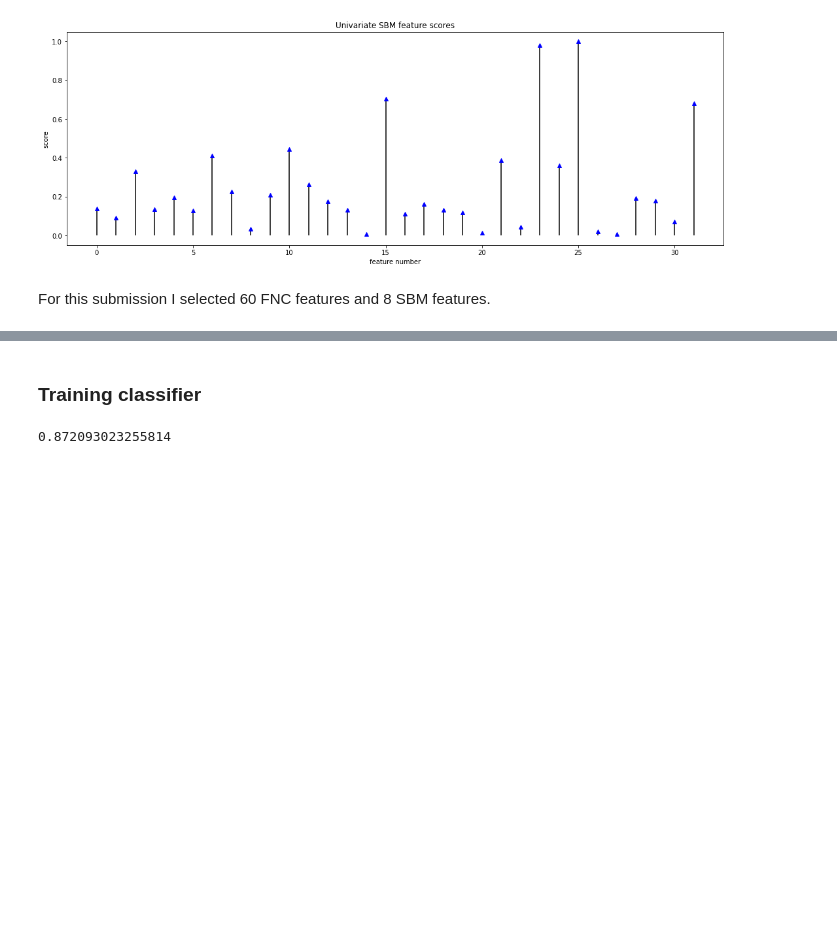
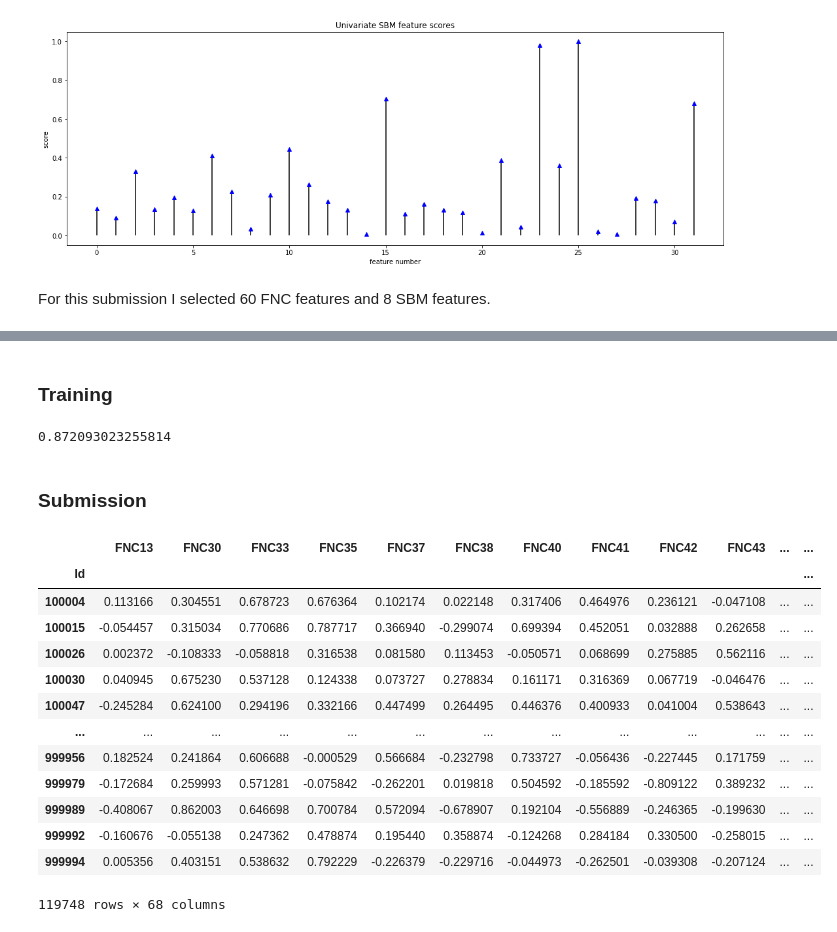
Before and after one commit to KonstantinTogoi/MLSP2014, a Jupyter notebook: submission_842079.ipynb, the cells around one changed output, grey strips where cells are left out. Saved outputs shown, nothing was run; the diff lists cells and outputs as text; code cells hidden in the pictures; blank space fills up the shorter version.

Commit message:
add submission writing

```diff
--- a/submission_842079.ipynb
+++ b/submission_842079.ipynb
@@ -122,4 +116,4 @@ top_8_SBM_features = SBM_train.columns[np.argsort(SBM_scores)][range(len(SBM_sco
 # %% [markdown]
-### Training classifier
+### Training
 # %%
 from sklearn.neighbors import KNeighborsClassifier
@@ -136,2 +124,29 @@ print(clf.score(X_train, y_train))
 # %% [output]
 0.872093023255814
+# %% [markdown]
+### Submission
+# %%
+FNC_test = pd.read_csv(join('Test', 'test_FNC.csv'), index_col=0)
+# %%
+SBM_test = pd.read_csv(join('Test', 'test_SBM.csv'), index_col=0)
+# %%
+X_test = pd.concat([
+    FNC_test[FNC_features],
+    SBM_test[SBM_features],
+], axis=1)
+X_test
+# %% [output]
+|  | FNC13 | FNC30 | FNC33 | FNC35 | FNC37 | FNC38 | FNC40 | FNC41 | FNC42 | FNC43 | ... | ... |
+| Id |  |  |  |  |  |  |  |  |  |  |  | ... |
+| 100004 | 0.113166 | 0.304551 | 0.678723 | 0.676364 | 0.102174 | 0.022148 | 0.317406 | 0.464976 | 0.236121 | -0.047108 | ... | ... |
+| 100015 | -0.054457 | 0.315034 | 0.770686 | 0.787717 | 0.366940 | -0.299074 | 0.699394 | 0.452051 | 0.032888 | 0.262658 | ... | ... |
+| 100026 | 0.002372 | -0.108333 | -0.058818 | 0.316538 | 0.081580 | 0.113453 | -0.050571 | 0.068699 | 0.275885 | 0.562116 | ... | ... |
+| 100030 | 0.040945 | 0.675230 | 0.537128 | 0.124338 | 0.073727 | 0.278834 | 0.161171 | 0.316369 | 0.067719 | -0.046476 | ... | ... |
+| 100047 | -0.245284 | 0.624100 | 0.294196 | 0.332166 | 0.447499 | 0.264495 | 0.446376 | 0.400933 | 0.041004 | 0.538643 | ... | ... |
+| ... | ... | ... | ... | ... | ... | ... | ... | ... | ... | ... | ... | ... |
+| 999956 | 0.182524 | 0.241864 | 0.606688 | -0.000529 | 0.566684 | -0.232798 | 0.733727 | -0.056436 | -0.227445 | 0.171759 | ... | ... |
+| 999979 | -0.172684 | 0.259993 | 0.571281 | -0.075842 | -0.262201 | 0.019818 | 0.504592 | -0.185592 | -0.809122 | 0.389232 | ... | ... |
+| 999989 | -0.408067 | 0.862003 | 0.646698 | 0.700784 | 0.572094 | -0.678907 | 0.192104 | -0.556889 | -0.246365 | -0.199630 | ... | ... |
+| 999992 | -0.160676 | -0.055138 | 0.247362 | 0.478874 | 0.195440 | 0.358874 | -0.124268 | 0.284184 | 0.330500 | -0.258015 | ... | ... |
+| 999994 | 0.005356 | 0.403151 | 0.538632 | 0.792229 | -0.226379 | -0.229716 | -0.044973 | -0.262501 | -0.039308 | -0.207124 | ... | ... |
+119748 rows × 68 columns
```
Also changed, not shown: parts of 17 cells of this notebook.
